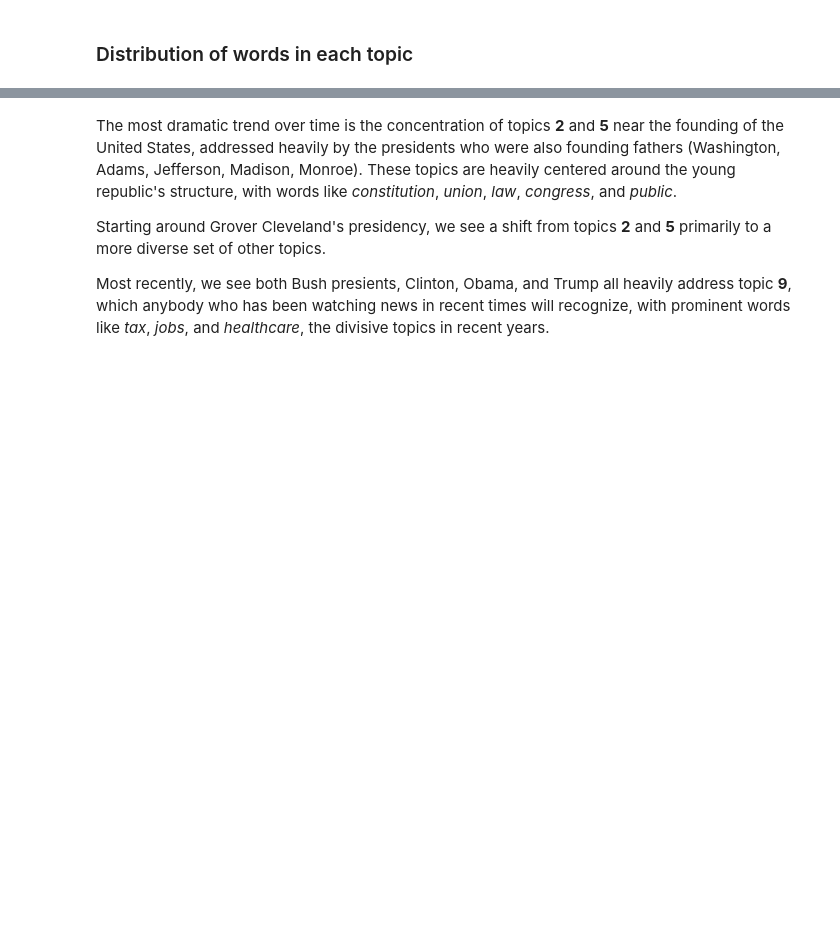
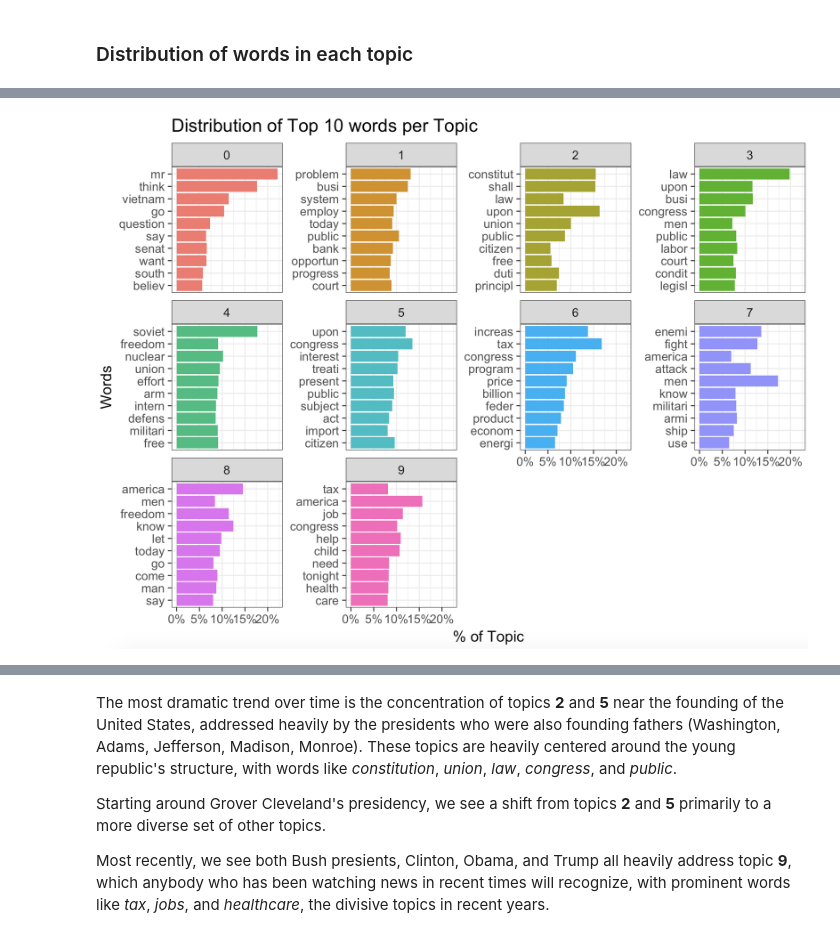
Before and after one commit to p-mckenzie/social-media-analytics, a Jupyter notebook: Assignment_2/HW_2.ipynb, the cells around one changed output, grey strips where cells are left out. Drawn from its saved outputs; the diff is of its cells as text; code cells hidden in the pictures; blank space fills up the shorter version.

```diff
--- a/Assignment_2/HW_2.ipynb
+++ b/Assignment_2/HW_2.ipynb
@@ -178,0 +178,5 @@ word_topic_dist.to_csv("topic_word_weights.csv")
+# %%
+from IPython.display import Image
+Image(filename="word_topic_dist.png")
+# %% [output]
+[figure, added]
```
Also changed, not shown: parts of 11 cells of this notebook.
